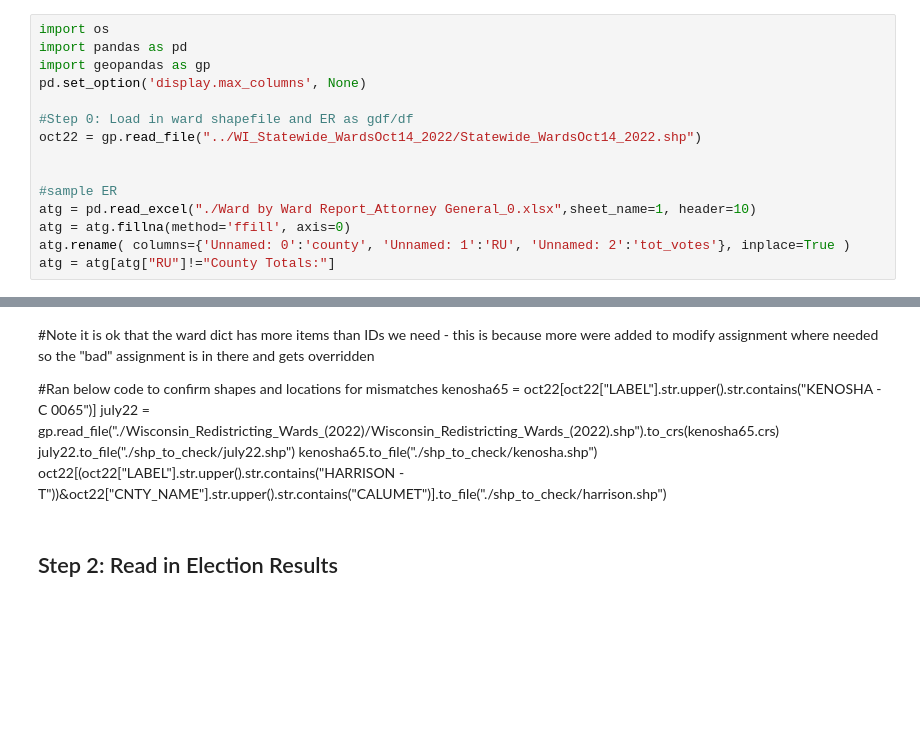
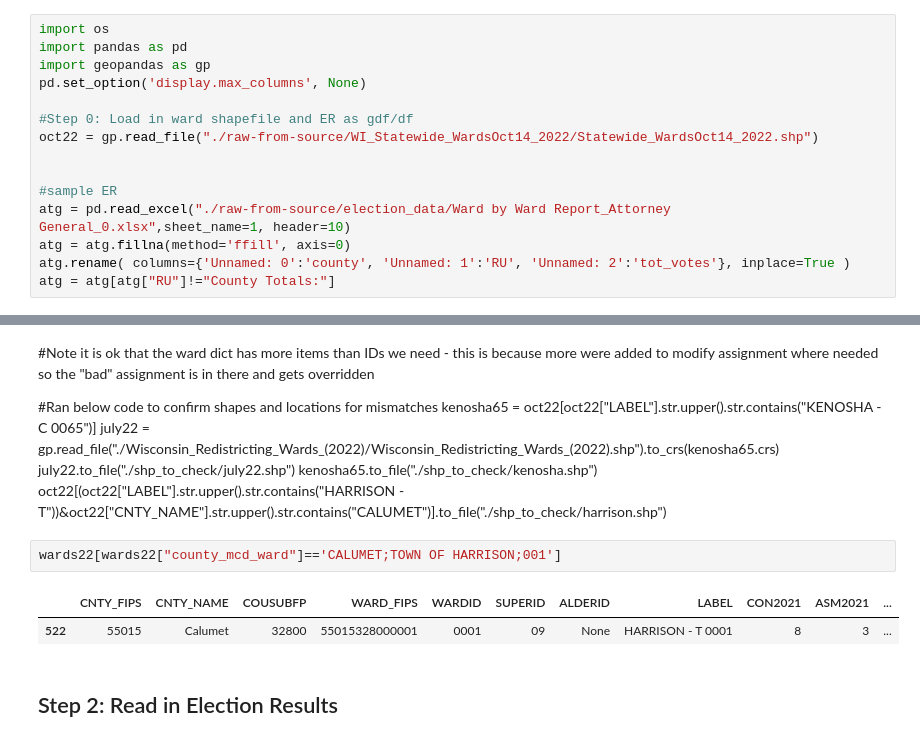
Before and after one commit to nonpartisan-redistricting-datahub/pber_collection, a Jupyter notebook: WI/2022/wi_pber_v0.ipynb, the cells around one changed output, grey strips where cells are left out. Saved outputs shown, nothing was run; the diff lists cells and outputs as text; blank space fills up the shorter version.

```diff
--- a/WI/2022/wi_pber_v0.ipynb
+++ b/WI/2022/wi_pber_v0.ipynb
@@ -5,11 +5,11 @@ import geopandas as gp
 pd.set_option('display.max_columns', None)
 
 #Step 0: Load in ward shapefile and ER as gdf/df
-oct22 = gp.read_file("../WI_Statewide_WardsOct14_2022/Statewide_WardsOct14_2022.shp")
+oct22 = gp.read_file("./raw-from-source/WI_Statewide_WardsOct14_2022/Statewide_WardsOct14_2022.shp")
 
 
 #sample ER
-atg = pd.read_excel("./Ward by Ward Report_Attorney General_0.xlsx",sheet_name=1, header=10)
+atg = pd.read_excel("./raw-from-source/election_data/Ward by Ward Report_Attorney General_0.xlsx",sheet_name=1, header=10)
 atg = atg.fillna(method='ffill', axis=0)
 atg.rename( columns={'Unnamed: 0':'county', 'Unnamed: 1':'RU', 'Unnamed: 2':'tot_votes'}, inplace=True )
 atg = atg[atg["RU"]!="County Totals:"]
@@ -144,6 +145,11 @@ july22 = gp.read_file("./Wisconsin_Redistricting_Wards_(2022)/Wisconsin_Redistri
 july22.to_file("./shp_to_check/july22.shp")
 kenosha65.to_file("./shp_to_check/kenosha.shp")
 oct22[(oct22["LABEL"].str.upper().str.contains("HARRISON - T"))&oct22["CNTY_NAME"].str.upper().str.contains("CALUMET")].to_file("./shp_to_check/harrison.shp")
+# %%
+wards22[wards22["county_mcd_ward"]=='CALUMET;TOWN OF HARRISON;001']
+# %% [output]
+|  | CNTY_FIPS | CNTY_NAME | COUSUBFP | WARD_FIPS | WARDID | SUPERID | ALDERID | LABEL | CON2021 | ASM2021 | ... |
+| 522 | 55015 | Calumet | 32800 | 55015328000001 | 0001 | 09 | None | HARRISON - T 0001 | 8 | 3 | ... |
 # %% [markdown]
 ## Step 2: Read in Election Results
 # %%
```
Also changed, not shown: parts of 17 cells of this notebook.
